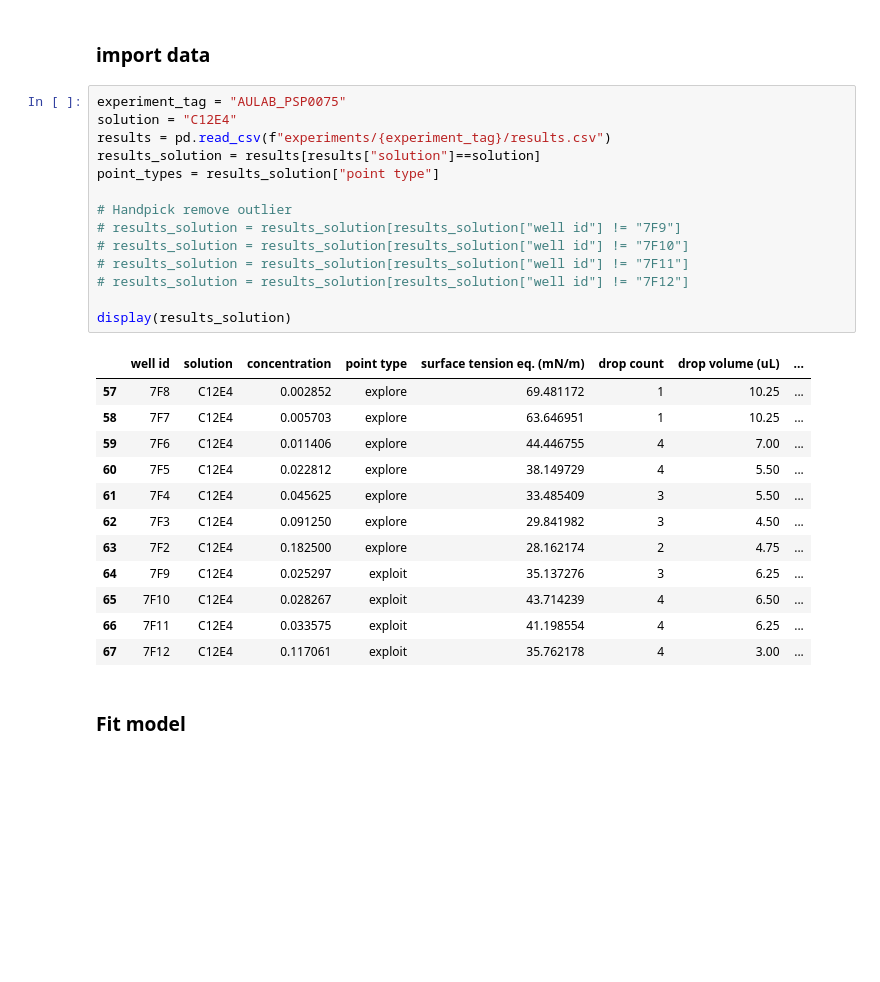
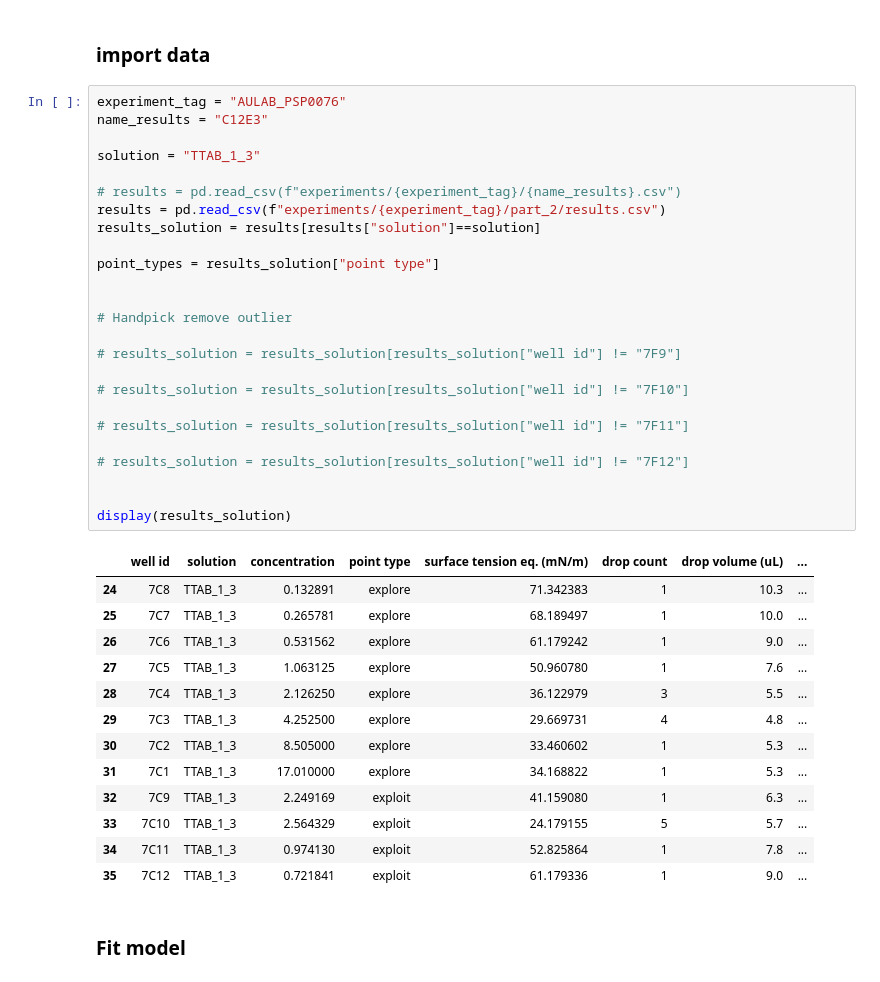
Before and after one commit to BigChemistry-RobotLab/PendantProp, a Jupyter notebook: figure_notebook.ipynb, the cells around one changed output. Cells and saved outputs as stored; diff of their text form; blank space fills up the shorter version.

```diff
--- a/figure_notebook.ipynb
+++ b/figure_notebook.ipynb
@@ -18,32 +18,44 @@ plt.rc("text", usetex=True)
 # %% [markdown]
 ### import data
 # %%
-experiment_tag = "AULAB_PSP0075"
-solution = "C12E4"
-results = pd.read_csv(f"experiments/{experiment_tag}/results.csv")
+experiment_tag = "AULAB_PSP0076"
+name_results = "C12E3"
+
+solution = "TTAB_1_3"
+
+# results = pd.read_csv(f"experiments/{experiment_tag}/{name_results}.csv")
+results = pd.read_csv(f"experiments/{experiment_tag}/part_2/results.csv")
 results_solution = results[results["solution"]==solution]
+
 point_types = results_solution["point type"]
 
+
 # Handpick remove outlier
+
 # results_solution = results_solution[results_solution["well id"] != "7F9"]
+
 # results_solution = results_solution[results_solution["well id"] != "7F10"]
+
 # results_solution = results_solution[results_solution["well id"] != "7F11"]
+
 # results_solution = results_solution[results_solution["well id"] != "7F12"]
 
+
 display(results_solution)
 # %% [output]
 |  | well id | solution | concentration | point type | surface tension eq. (mN/m) | drop count | drop volume (uL) | ... |
-| 57 | 7F8 | C12E4 | 0.002852 | explore | 69.481172 | 1 | 10.25 | ... |
-| 58 | 7F7 | C12E4 | 0.005703 | explore | 63.646951 | 1 | 10.25 | ... |
-| 59 | 7F6 | C12E4 | 0.011406 | explore | 44.446755 | 4 | 7.00 | ... |
-| 60 | 7F5 | C12E4 | 0.022812 | explore | 38.149729 | 4 | 5.50 | ... |
-| 61 | 7F4 | C12E4 | 0.045625 | explore | 33.485409 | 3 | 5.50 | ... |
-| 62 | 7F3 | C12E4 | 0.091250 | explore | 29.841982 | 3 | 4.50 | ... |
-| 63 | 7F2 | C12E4 | 0.182500 | explore | 28.162174 | 2 | 4.75 | ... |
-| 64 | 7F9 | C12E4 | 0.025297 | exploit | 35.137276 | 3 | 6.25 | ... |
-| 65 | 7F10 | C12E4 | 0.028267 | exploit | 43.714239 | 4 | 6.50 | ... |
-| 66 | 7F11 | C12E4 | 0.033575 | exploit | 41.198554 | 4 | 6.25 | ... |
-| 67 | 7F12 | C12E4 | 0.117061 | exploit | 35.762178 | 4 | 3.00 | ... |
+| 24 | 7C8 | TTAB_1_3 | 0.132891 | explore | 71.342383 | 1 | 10.3 | ... |
+| 25 | 7C7 | TTAB_1_3 | 0.265781 | explore | 68.189497 | 1 | 10.0 | ... |
+| 26 | 7C6 | TTAB_1_3 | 0.531562 | explore | 61.179242 | 1 | 9.0 | ... |
+| 27 | 7C5 | TTAB_1_3 | 1.063125 | explore | 50.960780 | 1 | 7.6 | ... |
+| 28 | 7C4 | TTAB_1_3 | 2.126250 | explore | 36.122979 | 3 | 5.5 | ... |
+| 29 | 7C3 | TTAB_1_3 | 4.252500 | explore | 29.669731 | 4 | 4.8 | ... |
+| 30 | 7C2 | TTAB_1_3 | 8.505000 | explore | 33.460602 | 1 | 5.3 | ... |
+| 31 | 7C1 | TTAB_1_3 | 17.010000 | explore | 34.168822 | 1 | 5.3 | ... |
+| 32 | 7C9 | TTAB_1_3 | 2.249169 | exploit | 41.159080 | 1 | 6.3 | ... |
+| 33 | 7C10 | TTAB_1_3 | 2.564329 | exploit | 24.179155 | 5 | 5.7 | ... |
+| 34 | 7C11 | TTAB_1_3 | 0.974130 | exploit | 52.825864 | 1 | 7.8 | ... |
+| 35 | 7C12 | TTAB_1_3 | 0.721841 | exploit | 61.179336 | 1 | 9.0 | ... |
 # %% [markdown]
 ### Fit model
 # %%
```
Also changed, not shown: parts of 7 cells of this notebook, 6 other files.
